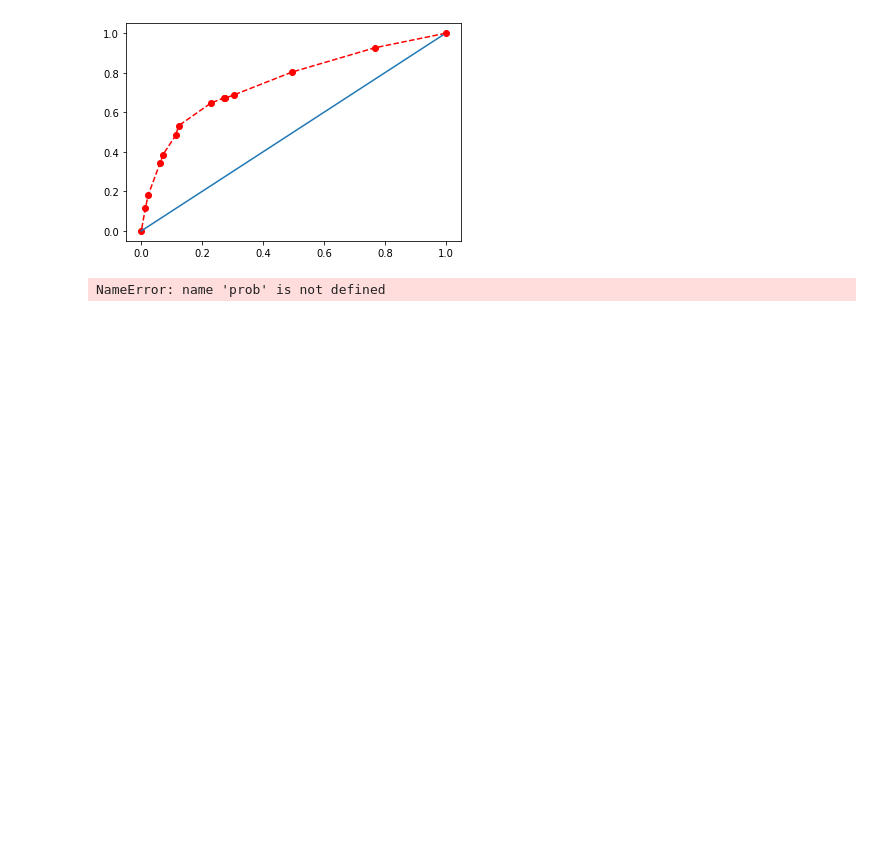
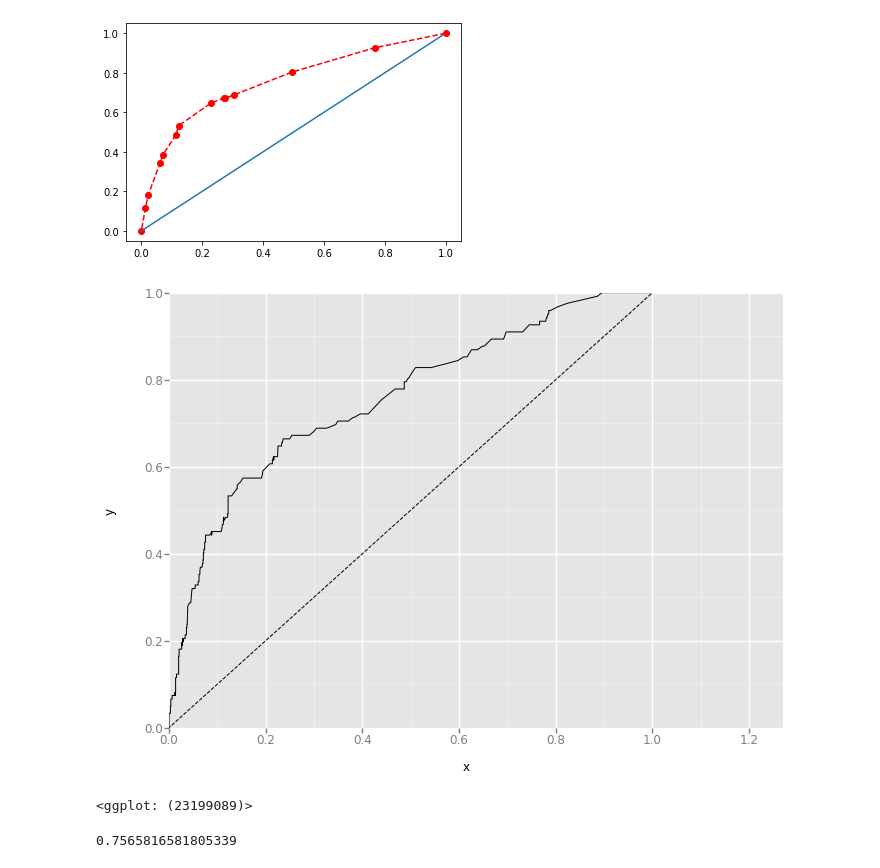
Before and after one commit to GersonVis/Tecnicas-de-IA, a Jupyter notebook: curso udemy/regresión logística/regresión logística para predicciones bancarias.ipynb, the cells around one changed output. Saved outputs shown, nothing was run; the diff lists cells and outputs as text; code cells hidden in the pictures; blank space fills up the shorter version.

```diff
--- a/curso udemy/regresión logística/regresión logística para predicciones bancarias.ipynb
+++ b/curso udemy/regresión logística/regresión logística para predicciones bancarias.ipynb
@@ -698,7 +698,23 @@ plt.plot(x,y)
 # %%
 from sklearn import metrics
 from ggplot import *
+# %%
+prob=lm.predict_proba(X_test)
 # %%
-espc_1, sensit, _=metrics.roc_curve(Y_test, prob)
+espc_1, sensit, _=metrics.roc_curve(Y_test, prob[:, 1])
-# %% [output]
-NameError: name 'prob' is not defined
+# %%
+df=pd.DataFrame({
+    "x": espc_1,
+    "y": sensit
+})
+# %%
+ggplot(df, aes(x="x", y="y"))+geom_line()+geom_abline(linetype="dashed")+xlim(0)+ylim(0,1)
+# %% [output]
+[figure, added]
+<ggplot: (23199089)>
+# %%
+## saber el areá debajo de la curva
+auc=metrics.auc(espc_1, sensit)
+auc#no esta nada mál el area debajo de la curva
+# %% [output]
+0.7565816581805339
```
Also changed, not shown: parts of 1 cell of this notebook, 3 other files.
